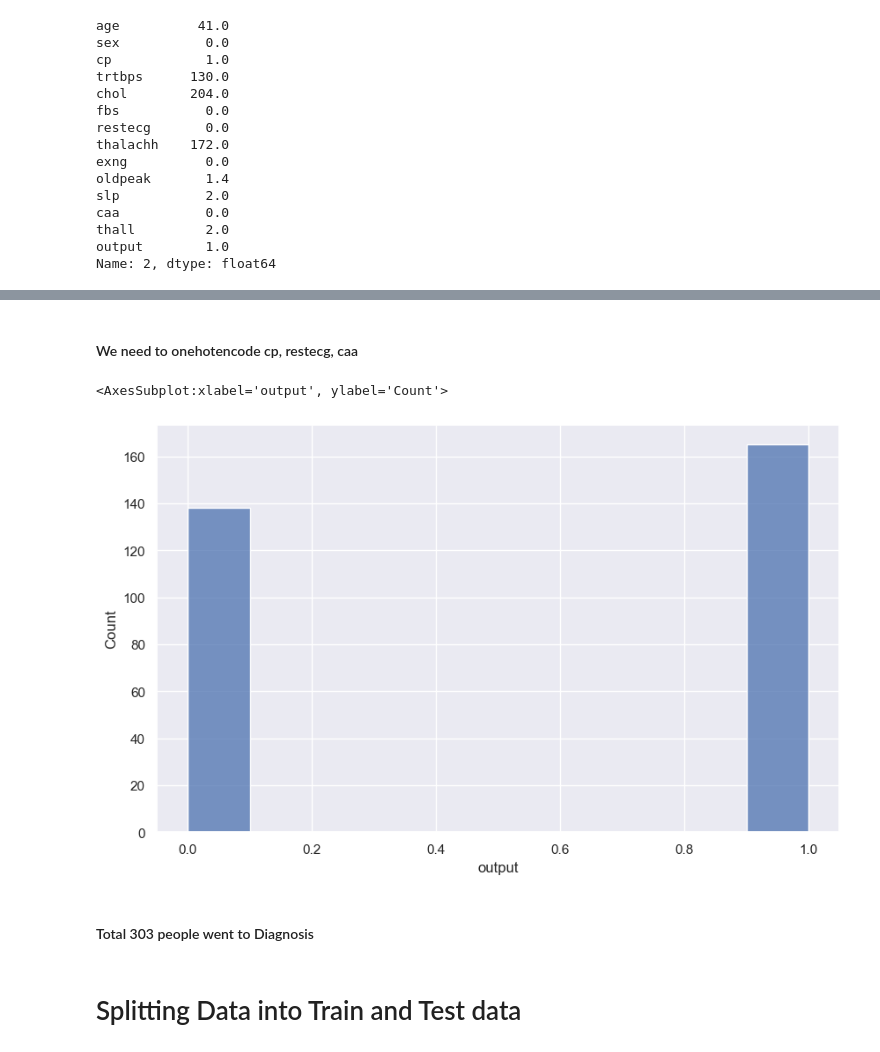
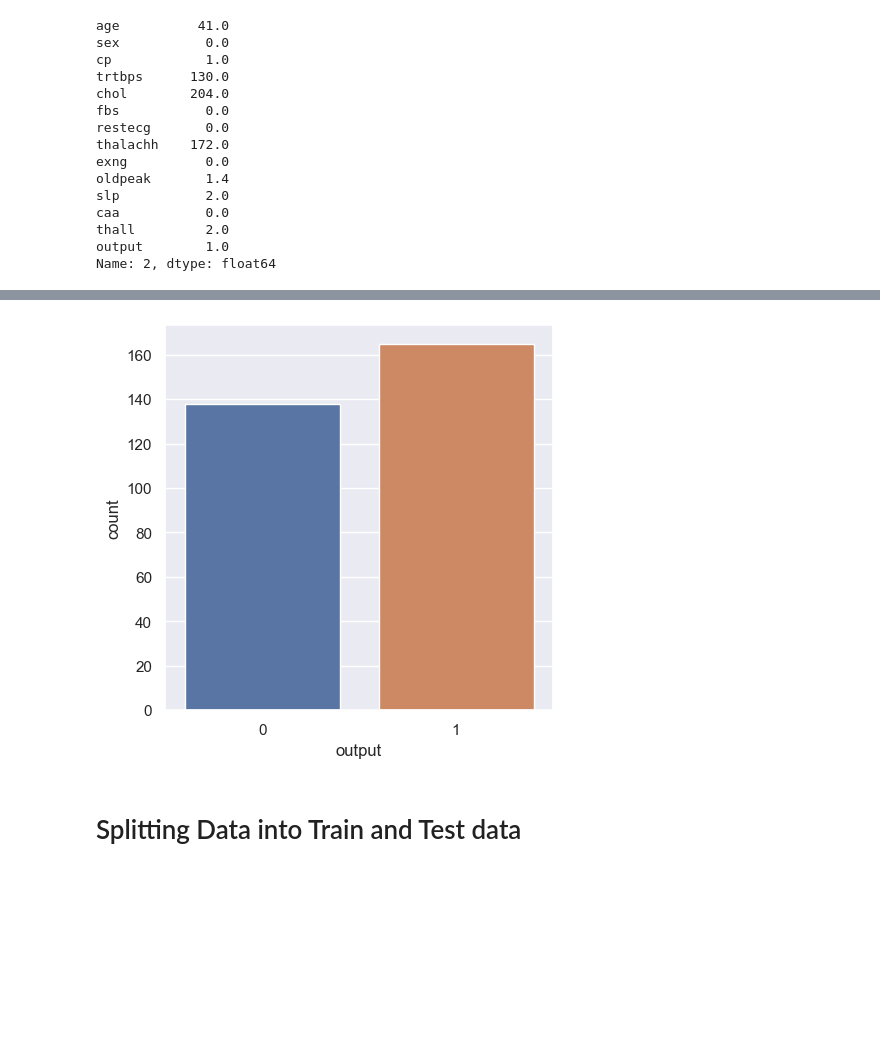
Before and after one commit to balajiabcd/Heart-Attact-Prediction, a Jupyter notebook: heart-attack-analysis.ipynb, the cells around one changed output, grey strips where cells are left out. Saved outputs shown, nothing was run; the diff lists cells and outputs as text; code cells hidden in the pictures; blank space fills up the shorter version.

```diff
--- a/heart-attack-analysis.ipynb
+++ b/heart-attack-analysis.ipynb
@@ -114,13 +90,9 @@ output      [1 0]
-# %% [markdown]
-#### We need to onehotencode cp, restecg, caa
-# %%
-plt.figure(figsize=(10,6))
-sns.histplot(x=data.output)
-# %% [output]
-<AxesSubplot:xlabel='output', ylabel='Count'>
-[figure, removed]
-# %% [markdown]
-#### Total 303 people went to Diagnosis
+# %%
+plt.figure(figsize=(5,5))
+sns.countplot(data=data, x='output')
+plt.show()
+# %% [output]
+[figure, added]
 # %% [markdown]
 # Splitting Data into Train and Test data
 # %%
```
Also changed, not shown: parts of 38 cells of this notebook.
